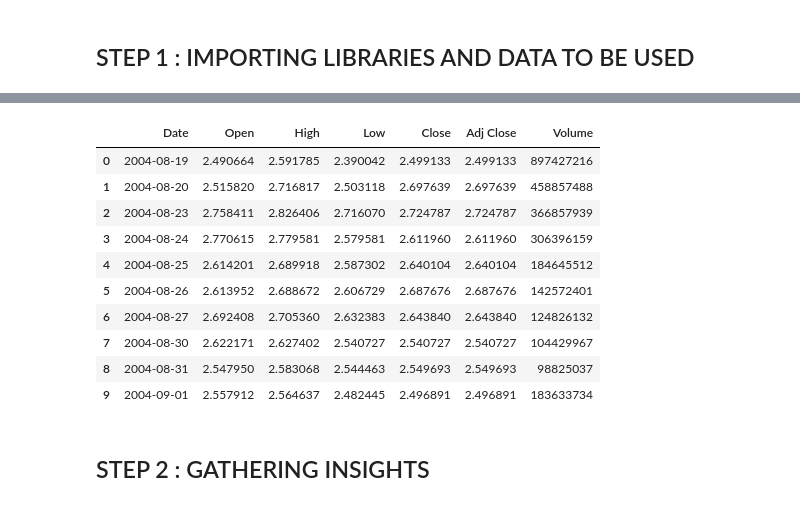
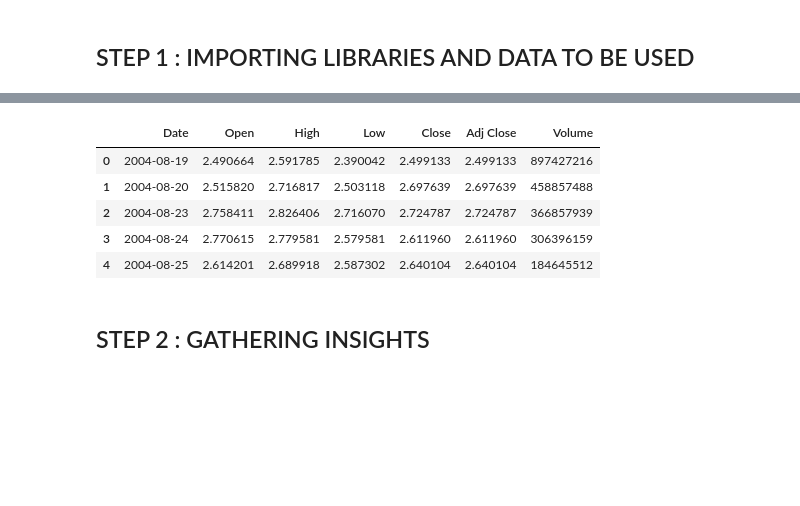
Before and after one commit to Sanjaykmrjnv/Bharat-Intern-Internship, a Jupyter notebook: Stock_Price_Prediction.ipynb, the cells around one changed output, grey strips where cells are left out. Drawn from its saved outputs; the diff is of its cells as text; code cells hidden in the pictures; blank space fills up the shorter version.

```diff
--- a/Stock_Price_Prediction.ipynb
+++ b/Stock_Price_Prediction.ipynb
@@ -56,18 +49,13 @@ Note: you may need to restart the kernel to use updated packages.
 # %%
 df = pd.read_csv('data/Google_stock_price.csv') # data_importing
-df.head(10) # fetching first 10 rows of dataset
+df.head() # fetching first 10 rows of dataset
 # %% [output]
 |  | Date | Open | High | Low | Close | Adj Close | Volume |
 | 0 | 2004-08-19 | 2.490664 | 2.591785 | 2.390042 | 2.499133 | 2.499133 | 897427216 |
 | 1 | 2004-08-20 | 2.515820 | 2.716817 | 2.503118 | 2.697639 | 2.697639 | 458857488 |
 | 2 | 2004-08-23 | 2.758411 | 2.826406 | 2.716070 | 2.724787 | 2.724787 | 366857939 |
 | 3 | 2004-08-24 | 2.770615 | 2.779581 | 2.579581 | 2.611960 | 2.611960 | 306396159 |
 | 4 | 2004-08-25 | 2.614201 | 2.689918 | 2.587302 | 2.640104 | 2.640104 | 184645512 |
-| 5 | 2004-08-26 | 2.613952 | 2.688672 | 2.606729 | 2.687676 | 2.687676 | 142572401 |
-| 6 | 2004-08-27 | 2.692408 | 2.705360 | 2.632383 | 2.643840 | 2.643840 | 124826132 |
-| 7 | 2004-08-30 | 2.622171 | 2.627402 | 2.540727 | 2.540727 | 2.540727 | 104429967 |
-| 8 | 2004-08-31 | 2.547950 | 2.583068 | 2.544463 | 2.549693 | 2.549693 | 98825037 |
-| 9 | 2004-09-01 | 2.557912 | 2.564637 | 2.482445 | 2.496891 | 2.496891 | 183633734 |
 # %% [markdown]
 ## STEP 2 : GATHERING INSIGHTS
 # %%
```
Also changed, not shown: parts of 28 cells of this notebook.
